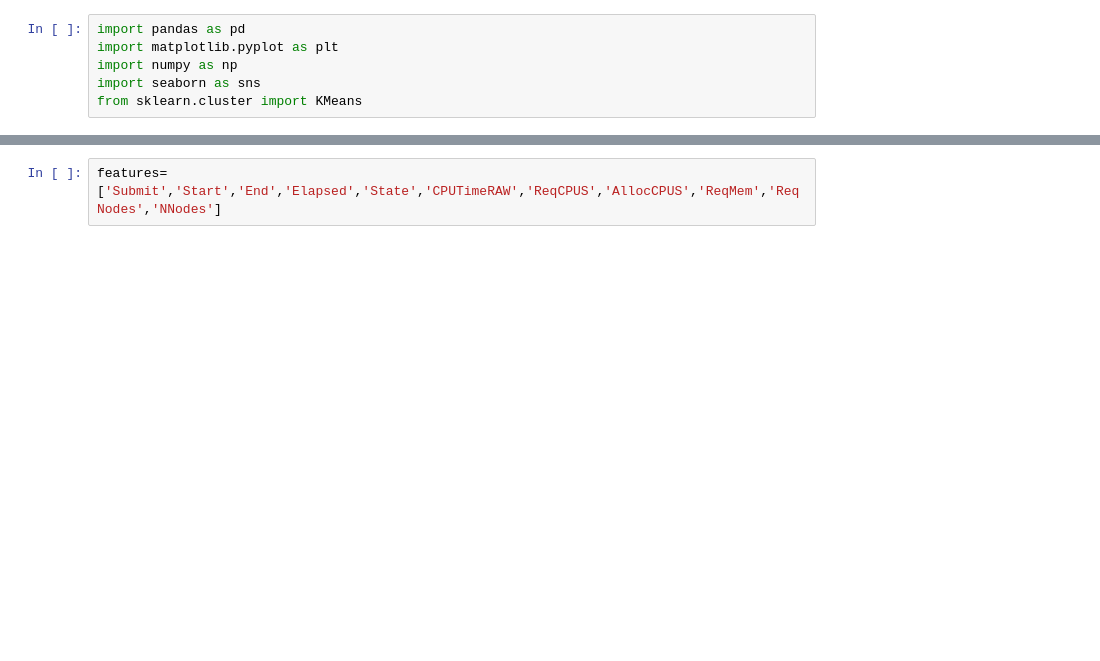
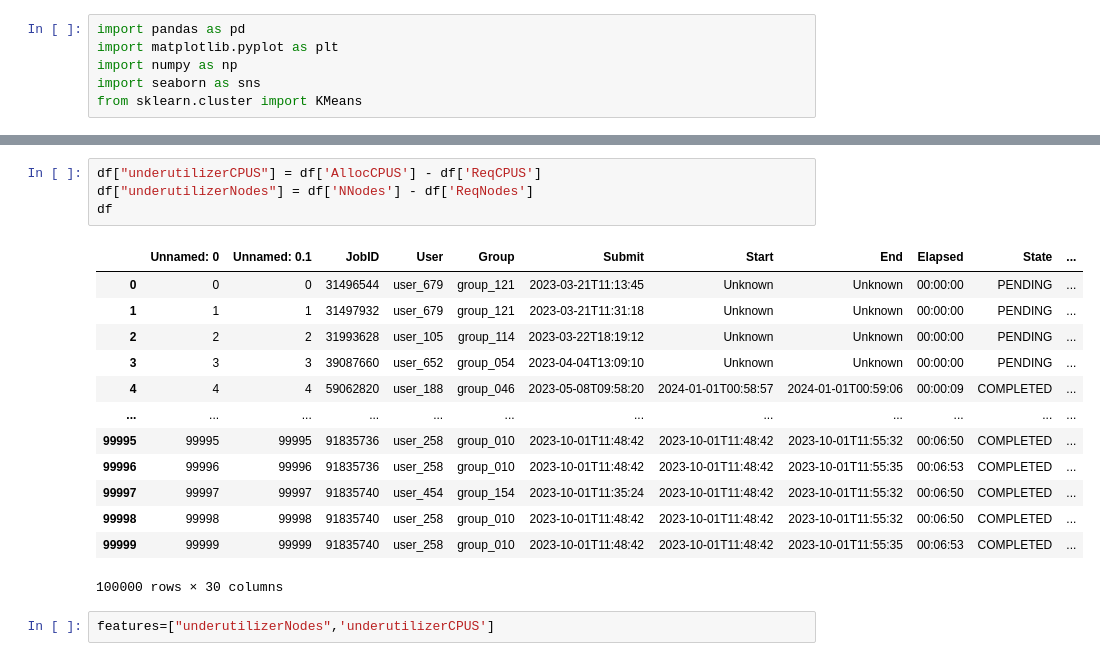
Before and after one commit to tairaeli/ICER_user_data_analytics, a Jupyter notebook: ICER_User_Dat/SLURM RIchie.ipynb, the cells around one changed output, grey strips where cells are left out. Saved outputs shown, nothing was run; the diff lists cells and outputs as text; blank space fills up the shorter version.

```diff
--- a/ICER_User_Dat/SLURM RIchie.ipynb
+++ b/ICER_User_Dat/SLURM RIchie.ipynb
@@ -25,5 +25,23 @@ df
-# %%
-features=['Submit','Start','End','Elapsed','State','CPUTimeRAW','ReqCPUS','AllocCPUS','ReqMem','ReqNodes','NNodes']
+# %%
+df["underutilizerCPUS"] = df['AllocCPUS'] - df['ReqCPUS']
+df["underutilizerNodes"] = df['NNodes'] - df['ReqNodes']
+df
+# %% [output]
+|  | Unnamed: 0 | Unnamed: 0.1 | JobID | User | Group | Submit | Start | End | Elapsed | State | ... |
+| 0 | 0 | 0 | 31496544 | user_679 | group_121 | 2023-03-21T11:13:45 | Unknown | Unknown | 00:00:00 | PENDING | ... |
+| 1 | 1 | 1 | 31497932 | user_679 | group_121 | 2023-03-21T11:31:18 | Unknown | Unknown | 00:00:00 | PENDING | ... |
+| 2 | 2 | 2 | 31993628 | user_105 | group_114 | 2023-03-22T18:19:12 | Unknown | Unknown | 00:00:00 | PENDING | ... |
+| 3 | 3 | 3 | 39087660 | user_652 | group_054 | 2023-04-04T13:09:10 | Unknown | Unknown | 00:00:00 | PENDING | ... |
+| 4 | 4 | 4 | 59062820 | user_188 | group_046 | 2023-05-08T09:58:20 | 2024-01-01T00:58:57 | 2024-01-01T00:59:06 | 00:00:09 | COMPLETED | ... |
+| ... | ... | ... | ... | ... | ... | ... | ... | ... | ... | ... | ... |
+| 99995 | 99995 | 99995 | 91835736 | user_258 | group_010 | 2023-10-01T11:48:42 | 2023-10-01T11:48:42 | 2023-10-01T11:55:32 | 00:06:50 | COMPLETED | ... |
+| 99996 | 99996 | 99996 | 91835736 | user_258 | group_010 | 2023-10-01T11:48:42 | 2023-10-01T11:48:42 | 2023-10-01T11:55:35 | 00:06:53 | COMPLETED | ... |
+| 99997 | 99997 | 99997 | 91835740 | user_454 | group_154 | 2023-10-01T11:35:24 | 2023-10-01T11:48:42 | 2023-10-01T11:55:32 | 00:06:50 | COMPLETED | ... |
+| 99998 | 99998 | 99998 | 91835740 | user_258 | group_010 | 2023-10-01T11:48:42 | 2023-10-01T11:48:42 | 2023-10-01T11:55:32 | 00:06:50 | COMPLETED | ... |
+| 99999 | 99999 | 99999 | 91835740 | user_258 | group_010 | 2023-10-01T11:48:42 | 2023-10-01T11:48:42 | 2023-10-01T11:55:35 | 00:06:53 | COMPLETED | ... |
+100000 rows × 30 columns
+# %%
+features=["underutilizerNodes",'underutilizerCPUS']
 # %%
 data_types=df.dtypes
 data_types
```
Also changed, not shown: parts of 8 cells of this notebook.
